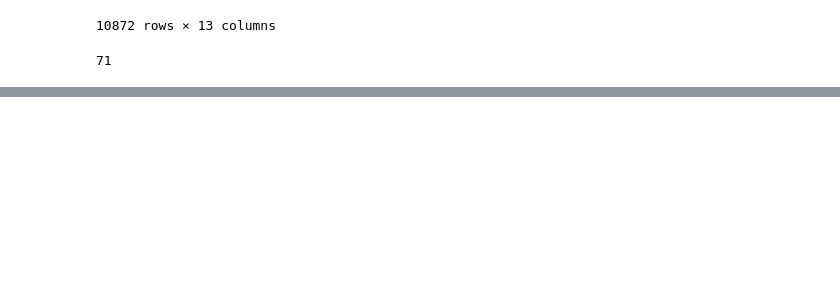
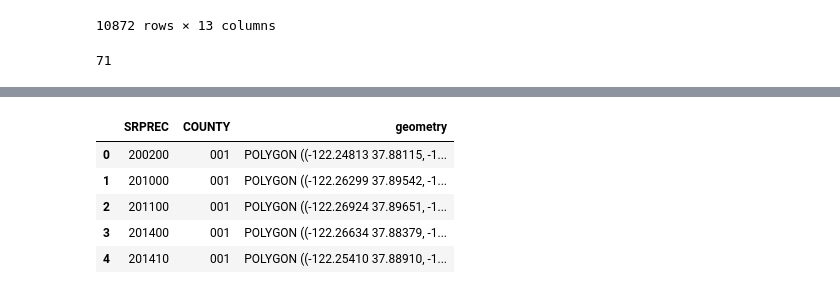
Before and after one commit to talevy42/cadsa-research, a Jupyter notebook: scripts/Collate Results.ipynb, the cells around one changed output, grey strips where cells are left out. Drawn from its saved outputs; the diff is of its cells as text; code cells hidden in the pictures; blank space fills up the shorter version.

```diff
--- a/scripts/Collate Results.ipynb
+++ b/scripts/Collate Results.ipynb
@@ -251,0 +275,10 @@ for district, results in county_results.items():
+# %%
+precs = gpd.read_file('../shapefiles/2020_Primary_03/Alameda_County/srprec_001_p20_v01.shp')
+precs.head()
+# %% [output]
+|  | SRPREC | COUNTY | geometry |
+| 0 | 200200 | 001 | POLYGON ((-122.24813 37.88115, -1... |
+| 1 | 201000 | 001 | POLYGON ((-122.26299 37.89542, -1... |
+| 2 | 201100 | 001 | POLYGON ((-122.26924 37.89651, -1... |
+| 3 | 201400 | 001 | POLYGON ((-122.26634 37.88379, -1... |
+| 4 | 201410 | 001 | POLYGON ((-122.25410 37.88910, -1... |
```
Also changed, not shown: parts of 5 cells of this notebook, 1 other file.
